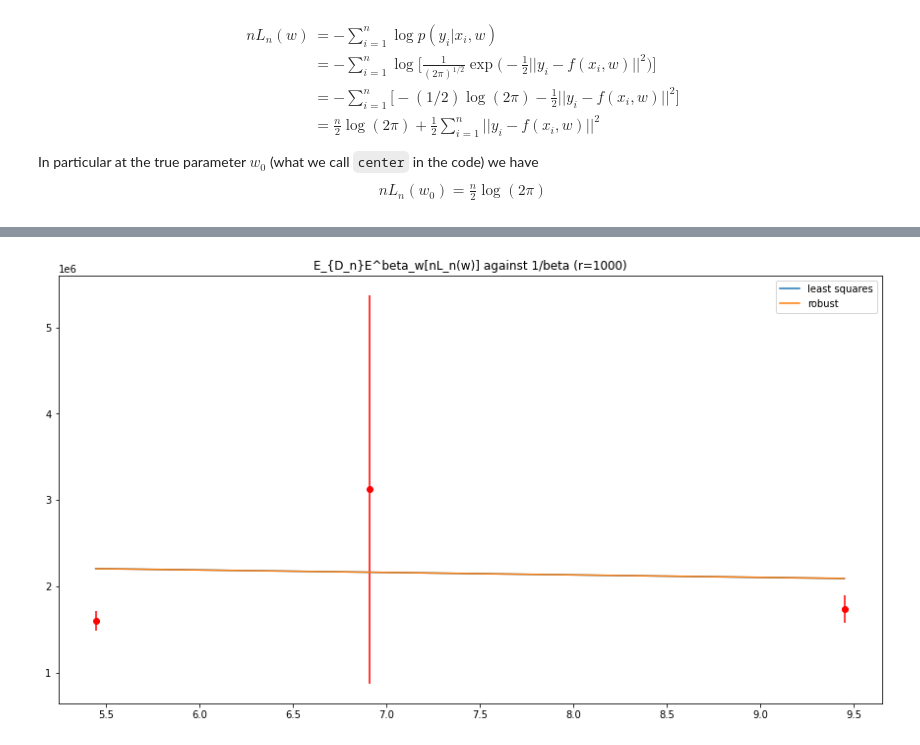
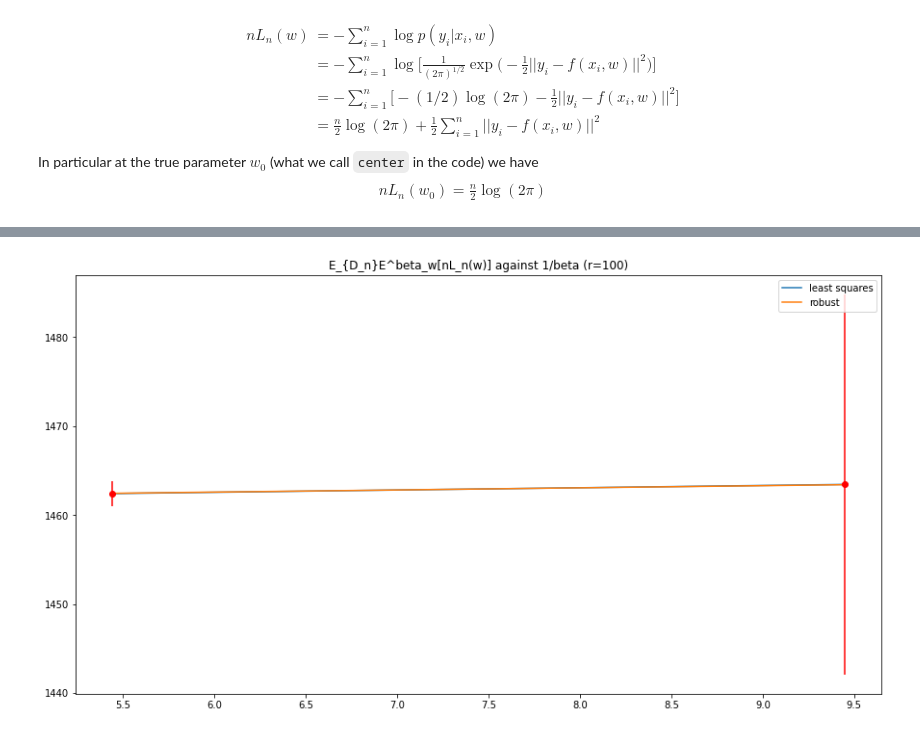
Before and after one commit to suswei/RLCT, a Jupyter notebook: notebooks/MCMC-Symmetry.ipynb, the cells around one changed output, grey strips where cells are left out. Drawn from its saved outputs; the diff is of its cells as text; code cells hidden in the pictures.

Commit message:
Changed to generating EnLn estimates in script

```diff
--- a/notebooks/MCMC-Symmetry.ipynb
+++ b/notebooks/MCMC-Symmetry.ipynb
@@ -79,8 +79,10 @@ python3 mcmc_symmetry_sample.py --experiment-id="24-8-2020-A" --save-prefix="/ho
 
 Then come back and run this notebook for pretty pictures and RLCT estimates.
 # %%
-experiment_id = "24-8-2020-B"
+###### SET THIS TO LOAD
+experiment_id = "27-8-2020-A"
 save_prefix = "/home/murfetd/RLCT/notebooks/data"
+########################
 
 args_filename = save_prefix + '/' + experiment_id + '-args.pickle'
 
@@ -313,7 +315,6 @@ Betas:
 
 mc_chains = []
 mc_traces = []
-mc_datasets = []
 
 for i in range(len(betas)):
   b = betas[i]
@@ -335,16 +336,8 @@ for i in range(len(betas)):
       fine_chain, fine_trace = pickle.load(handle)
       print("         Loaded chain from disk")
 
-    dataset_filename = args.save_prefix + '/' + args.experiment_id + '-beta' + str(i) + '-dataset' + str(j) + '-train.pickle'
-    assert os.path.isfile(dataset_filename)
-
-    with open(dataset_filename, 'rb') as handle:
-      X_train, y_train = pickle.load(handle)
-      print("         Loaded training dataset from disk")
-
     mc_chains_b.append(fine_chain)
     mc_traces_b.append(fine_trace)
-    mc_datasets_b.append([X_train,y_train])
 
     print("         Acceptance rate:", fine_trace.is_accepted[-args.num_samples:].numpy().mean())
     print("         Step size:", np.asarray(fine_trace.step_size[-args.num_samples:]).mean())
@@ -357,5 +350,4 @@ for i in range(len(betas)):
 
   mc_chains.append(mc_chains_b)
   mc_traces.append(mc_traces_b)
-  mc_datasets.append(mc_datasets_b)
 # %% [output]
@@ -421,12 +411,13 @@ print("")
 
 for (b,fc) in zip(betas,mc_chains):
   i += 1
+  thin_factor = 1
   print("[" + str(i) + "/" + str(args.num_betas) + "] Graphs for inverse temperature " + str(b))
 
   short_chain = []
 
   for c in fc[0]:
-    short_chain.append(c[::int(len(c)/1000)])
+    short_chain.append(c[::thin_factor])
 
   plt.figure()
   plt.title("Distances to the center (inc burn-in)")
@@ -525,42 +510,22 @@ nL_n(w_0) = \tfrac{n}{2} \log(2 \pi)
 $$
 # %%
 # Recall that the log likelihood of a weight vector, with respect to the training data and the original global prior used for training, is `joint_log_prob`.
-
 estimates = []
 estimates_err = []
 
-z = 0
-
-for (b,chains_b,datasets_b) in zip(betas,mc_chains,mc_datasets):
-  z += 1
-  print("[" + str(z) + "/" + str(args.num_betas) + "] Estimates for inverse temperature beta " + str(b))
+for i in range(args.num_betas):
+  print("Beta [" + str(i+1) + "/" + str(args.num_betas) + "] " + str(betas[i]))
 
   EnLn_estimates = []
 
-  # For each inverse temperature we have a set of datasets sampled from
-  # the true distribution, all of size n
-  for (fc,fd) in zip(chains_b,datasets_b):
-    X_train, y_train = fd
-    log_prob_noprior = partial(
-      joint_log_prob_fn, true_dist_state, None, X_train, y_train, 1.0, args.nonlinearity_func
-    )
+  for j in range(args.num_training_sets):
+    # Attempt to load from disk
+    EnLn_filename = args.save_prefix + '/' + args.experiment_id + '-beta' + str(i) + '-dataset' + str(j) + '-estimate.pickle'
+    assert os.path.isfile(EnLn_filename)
 
-    rlct_chain = []
-
-    # c is a list, one entry per weight or bias vector, and each of those
-    # entries is itself a list indexed by the position in the chain
-    for c in fc:
-      c = c[-args.num_samples] # throw out the burnin steps and thin
-      rlct_chain.append(c)
-
-    # nL_n(w) = - log_prob_noprior(*w)
-    n_Ln_samples = []
-
-    for i in range(len(c)):
-      w = [q[i] for q in rlct_chain]
-      n_Ln_samples.append(-log_prob_noprior(*w))
-
-    EnLn_estimates.append(np.mean(n_Ln_samples))
+    with open(EnLn_filename, 'rb') as handle:
+      mean_Ln_sample = pickle.load(handle)
+      EnLn_estimates.append(mean_Ln_sample)
 
   print("    E_w[nL_n(w)] over datasets: " + str(EnLn_estimates))
   print("    E_{D_n}E_w[nL_n(w)]: " + str(np.mean(EnLn_estimates)))
@@ -623,4 +589,4 @@ Robust estimate of RLCT = -28189.41311692738
-[figure, old version]
+[figure, new version]
 # %%
 #### Same as above, but with a closer crop of the datapoints
 
```
Also changed, not shown: parts of 11 cells of this notebook, 1 other file.
